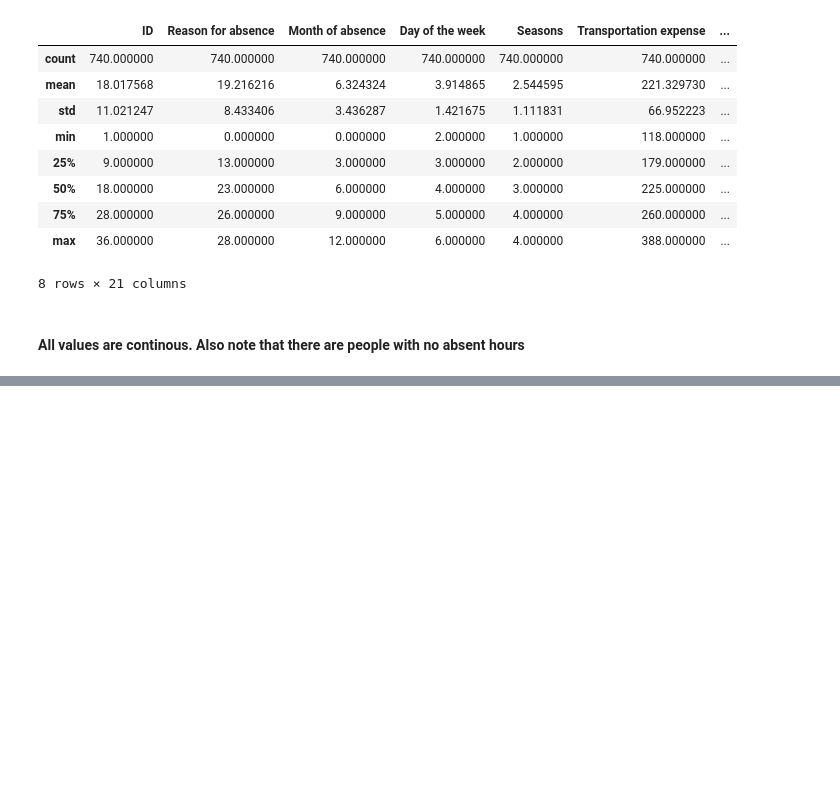
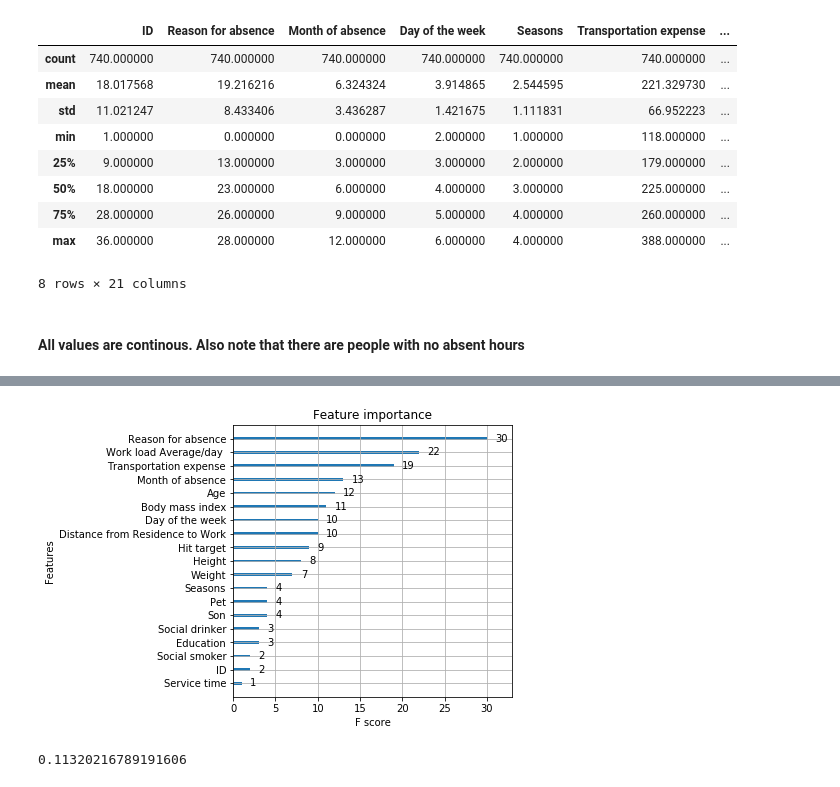
Before and after one commit to shibby576/data_sandbox, a Jupyter notebook: Udacity_ML_Course/Personal/article_three.ipynb, the cells around one changed output, grey strips where cells are left out. Saved outputs shown, nothing was run; the diff lists cells and outputs as text; code cells hidden in the pictures; blank space fills up the shorter version.

```diff
--- a/Udacity_ML_Course/Personal/article_three.ipynb
+++ b/Udacity_ML_Course/Personal/article_three.ipynb
@@ -44,0 +60,6 @@ data_dmatrix = xgb.DMatrix(data=X,label=y)
+# %%
+params = {"objective":"reg:linear",'colsample_bytree': 0.3,'learning_rate': 0.1,
+                'max_depth': 5, 'alpha': 10}
+
+cv_results = xgb.cv(dtrain=data_dmatrix, params=params, nfold=3,
+                    num_boost_round=50,early_stopping_rounds=10,metrics="rmse", as_pandas=True, seed=123)
@@ -44,0 +98,2 @@ data_dmatrix = xgb.DMatrix(data=X,label=y)
+# %%
+xg_reg = xgb.train(params=params, dtrain=data_dmatrix, num_boost_round=10)
@@ -44,0 +111,11 @@ data_dmatrix = xgb.DMatrix(data=X,label=y)
+# %%
+xgb.plot_importance(xg_reg)
+plt.rcParams['figure.figsize'] = [ 5, 5]
+plt.show()
+# %% [output]
+[figure, added]
+# %%
+from sklearn.metrics import r2_score
+print(r2_score(y_test, preds))
+# %% [output]
+0.11320216789191606
```
Also changed, not shown: parts of 8 cells of this notebook.
